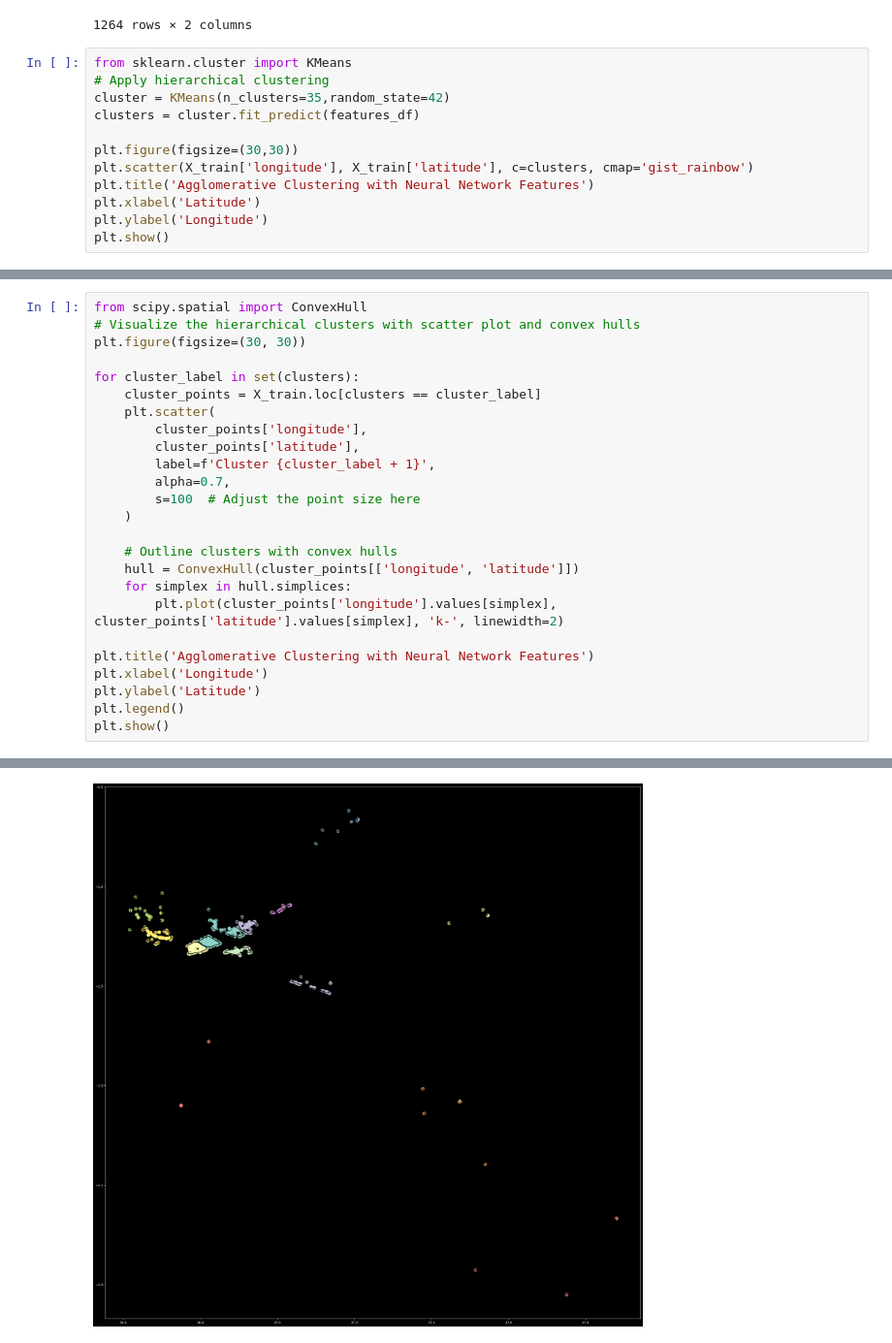
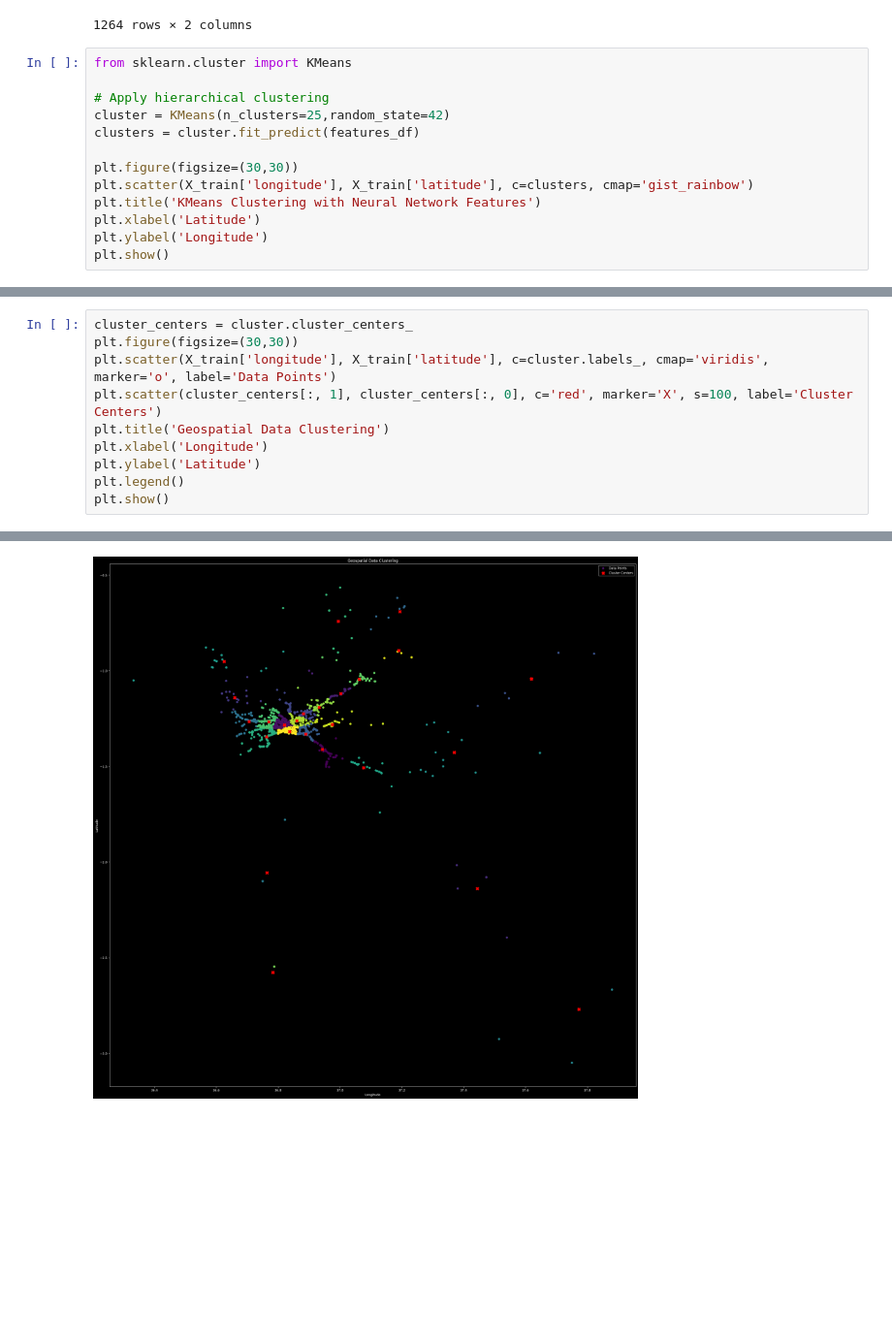
Before and after one commit to Roy-de/NaiRERS, a Jupyter notebook: nairers-ml/ambulance perambulation.ipynb, the cells around one changed output, grey strips where cells are left out. Shown: that part at 97% size. Saved outputs shown, nothing was run; the diff lists cells and outputs as text; blank space fills up the shorter version.

```diff
--- a/nairers-ml/ambulance perambulation.ipynb
+++ b/nairers-ml/ambulance perambulation.ipynb
@@ -235,13 +235,14 @@ X_Test
 1264 rows × 2 columns
 # %%
 from sklearn.cluster import KMeans
+
 # Apply hierarchical clustering
-cluster = KMeans(n_clusters=35,random_state=42)
+cluster = KMeans(n_clusters=25,random_state=42)
 clusters = cluster.fit_predict(features_df)
 
 plt.figure(figsize=(30,30))
 plt.scatter(X_train['longitude'], X_train['latitude'], c=clusters, cmap='gist_rainbow')
-plt.title('Agglomerative Clustering with Neural Network Features')
+plt.title('KMeans Clustering with Neural Network Features')
 plt.xlabel('Latitude')
 plt.ylabel('Longitude')
 plt.show()
@@ -294,24 +299,9 @@ davies bouldin score: 0.5418668234726471
 # %%
-from scipy.spatial import ConvexHull
-# Visualize the hierarchical clusters with scatter plot and convex hulls
-plt.figure(figsize=(30, 30))
-
-for cluster_label in set(clusters):
-    cluster_points = X_train.loc[clusters == cluster_label]
-    plt.scatter(
-        cluster_points['longitude'],
-        cluster_points['latitude'],
-        label=f'Cluster {cluster_label + 1}',
-        alpha=0.7,
-        s=100  # Adjust the point size here
-    )
-
-    # Outline clusters with convex hulls
-    hull = ConvexHull(cluster_points[['longitude', 'latitude']])
-    for simplex in hull.simplices:
-        plt.plot(cluster_points['longitude'].values[simplex], cluster_points['latitude'].values[simplex], 'k-', linewidth=2)
-
-plt.title('Agglomerative Clustering with Neural Network Features')
+cluster_centers = cluster.cluster_centers_
+plt.figure(figsize=(30,30))
+plt.scatter(X_train['longitude'], X_train['latitude'], c=cluster.labels_, cmap='viridis', marker='o', label='Data Points')
+plt.scatter(cluster_centers[:, 1], cluster_centers[:, 0], c='red', marker='X', s=100, label='Cluster Centers')
+plt.title('Geospatial Data Clustering')
 plt.xlabel('Longitude')
 plt.ylabel('Latitude')
 plt.legend()
@@ -324 +310 @@ Options selected for Qhull 2019.1.r 2019/06/21:
-[figure, old version]
+[figure, new version]
```
Also changed, not shown: parts of 15 cells of this notebook, 2 other files.
